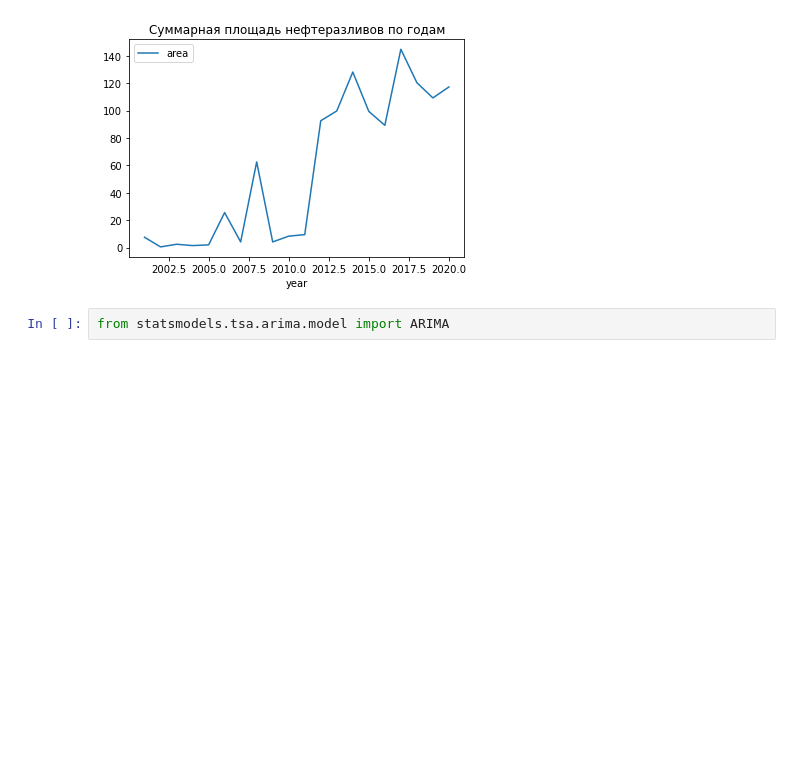
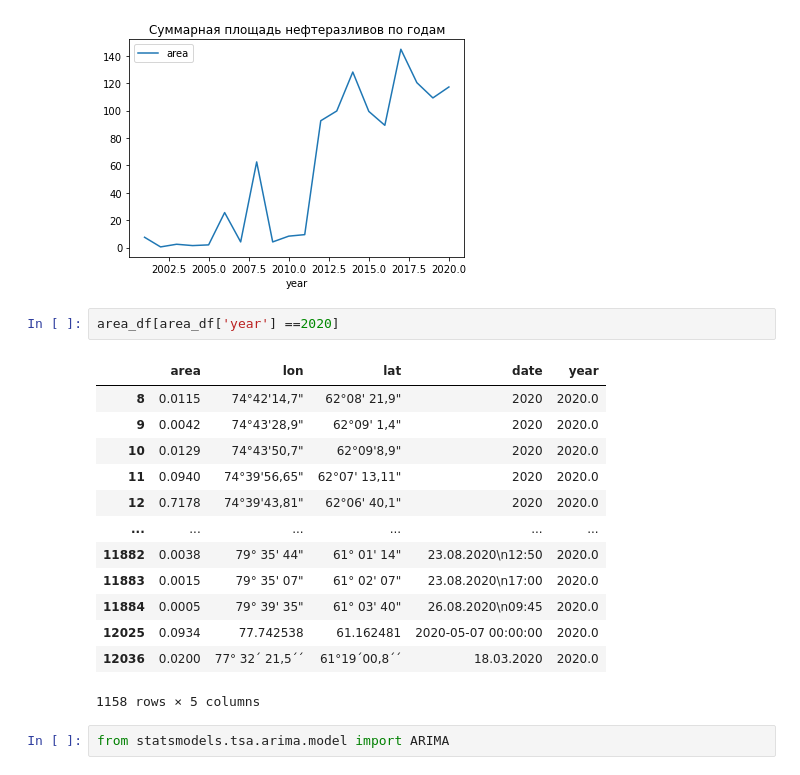
Before and after one commit to svkov/rosatom-final, a Jupyter notebook: 04-oil-spill-prediction.ipynb, the cells around one changed output. Drawn from its saved outputs; the diff is of its cells as text; blank space fills up the shorter version.

```diff
--- a/04-oil-spill-prediction.ipynb
+++ b/04-oil-spill-prediction.ipynb
@@ -50,6 +50,22 @@ plt.title('Суммарная площадь нефтеразливов по г
 # %% [output]
 Text(0.5, 1.0, 'Суммарная площадь нефтеразливов по годам')
 [figure]
+# %%
+area_df[area_df['year'] ==2020]
+# %% [output]
+|  | area | lon | lat | date | year |
+| 8 | 0.0115 | 74°42'14,7" | 62°08' 21,9" | 2020 | 2020.0 |
+| 9 | 0.0042 | 74°43'28,9" | 62°09' 1,4" | 2020 | 2020.0 |
+| 10 | 0.0129 | 74°43'50,7" | 62°09'8,9" | 2020 | 2020.0 |
+| 11 | 0.0940 | 74°39'56,65" | 62°07' 13,11" | 2020 | 2020.0 |
+| 12 | 0.7178 | 74°39'43,81" | 62°06' 40,1" | 2020 | 2020.0 |
+| ... | ... | ... | ... | ... | ... |
+| 11882 | 0.0038 | 79° 35' 44" | 61° 01' 14" | 23.08.2020\n12:50 | 2020.0 |
+| 11883 | 0.0015 | 79° 35' 07" | 61° 02' 07" | 23.08.2020\n17:00 | 2020.0 |
+| 11884 | 0.0005 | 79° 39' 35" | 61° 03' 40" | 26.08.2020\n09:45 | 2020.0 |
+| 12025 | 0.0934 | 77.742538 | 61.162481 | 2020-05-07 00:00:00 | 2020.0 |
+| 12036 | 0.0200 | 77° 32´ 21,5´´ | 61°19´00,8´´ | 18.03.2020 | 2020.0 |
+1158 rows × 5 columns
 # %%
 from statsmodels.tsa.arima.model import ARIMA
 # %%
```
Also changed, not shown: 6 other files.
